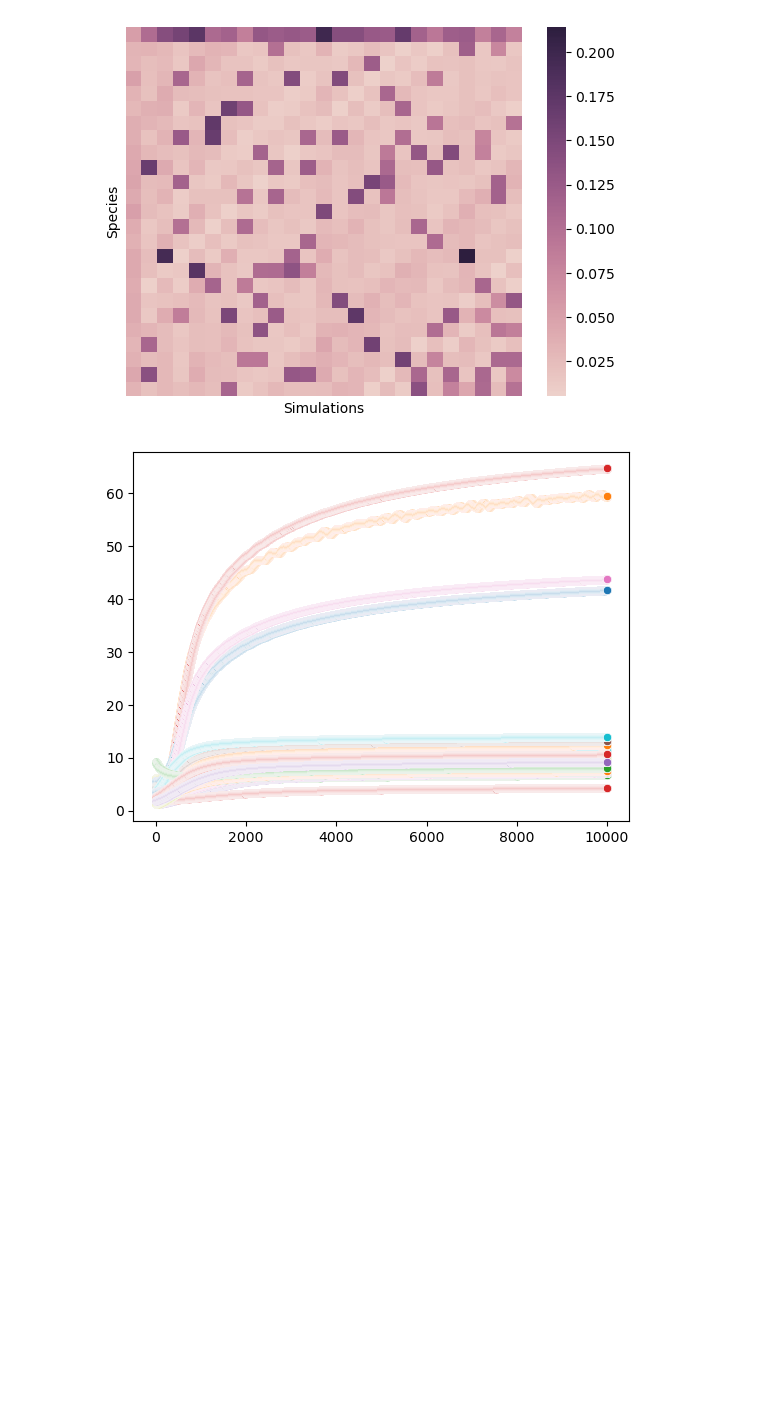
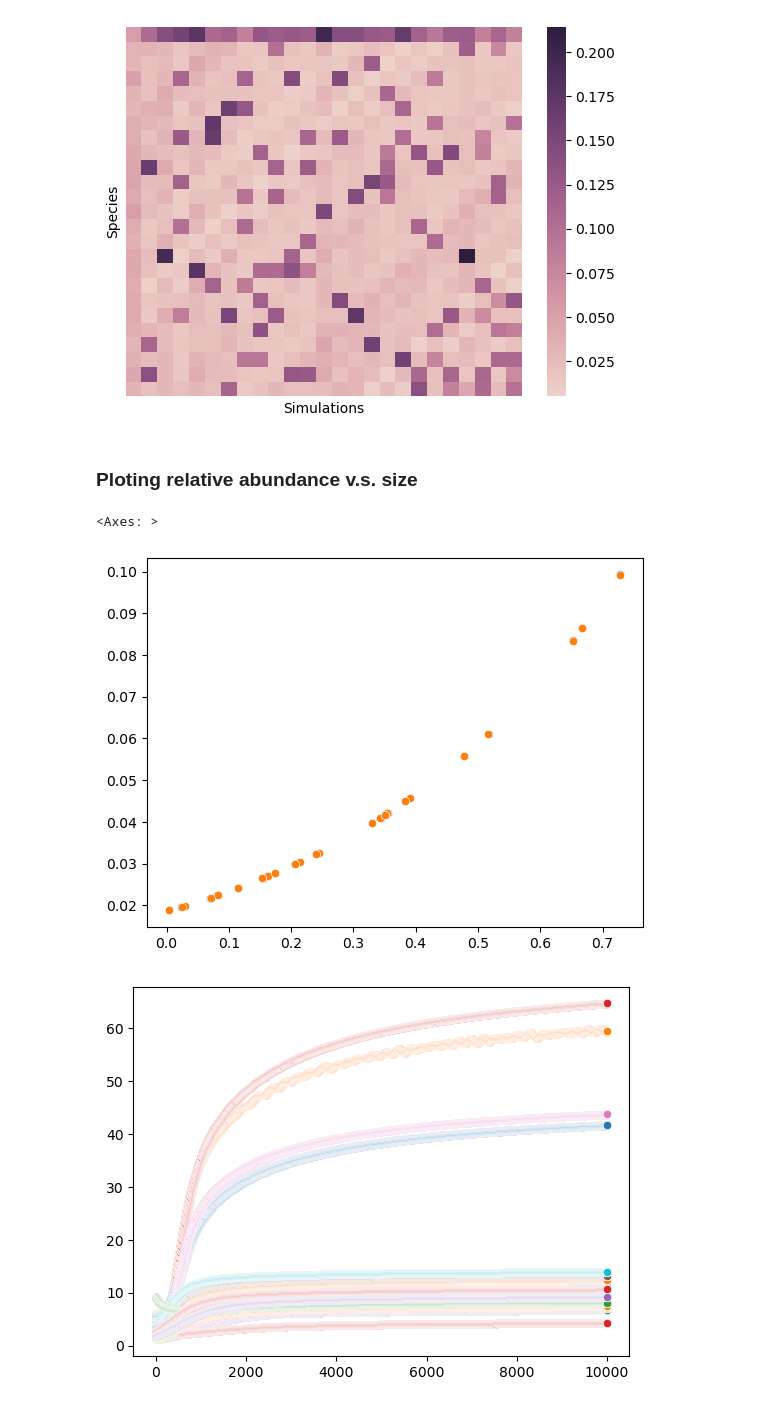
Before and after one commit to IVAN-Hu-yi/CellSizeBCA, a Jupyter notebook: Code/simulation.ipynb, the cells around one changed output. Saved outputs shown, nothing was run; the diff lists cells and outputs as text; code cells hidden in the pictures; blank space fills up the shorter version.

Commit message:
make density plots and add a few transforming func

```diff
--- a/Code/simulation.ipynb
+++ b/Code/simulation.ipynb
@@ -80,6 +80,16 @@ plt.xlabel('Simulations')
 # %% [output]
 Text(0.5, 47.24444444444444, 'Simulations')
 [figure]
+# %% [markdown]
+### Ploting relative abundance v.s. size
+# %%
+Cts = extract_Ct_single_assembly(Ct_assemblies[5])
+rAs = relative_abundance(Cts)
+sns.scatterplot(x=np.log10(Cts[:, 4]), y=rAs[:, 4])
+sns.scatterplot(x=np.log10(Cts[:, 5]), y=rAs[:, 5])
+# %% [output]
+<Axes: >
+[figure, added]
 # %%
 for i in range(N):
         #Ct = Ct_assemblies[j]
```
Also changed, not shown: parts of 2 cells of this notebook, 2 other files.
